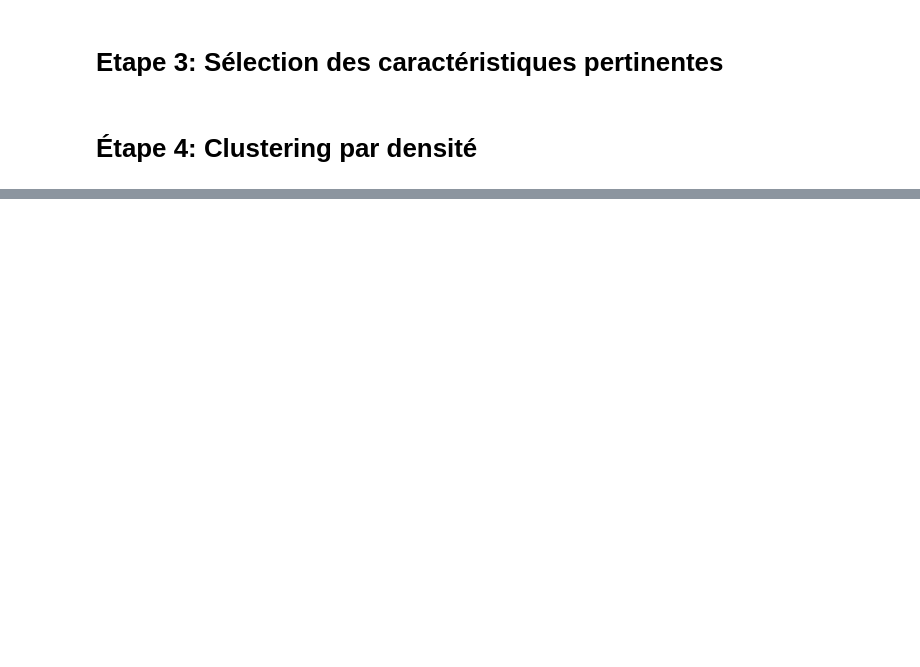
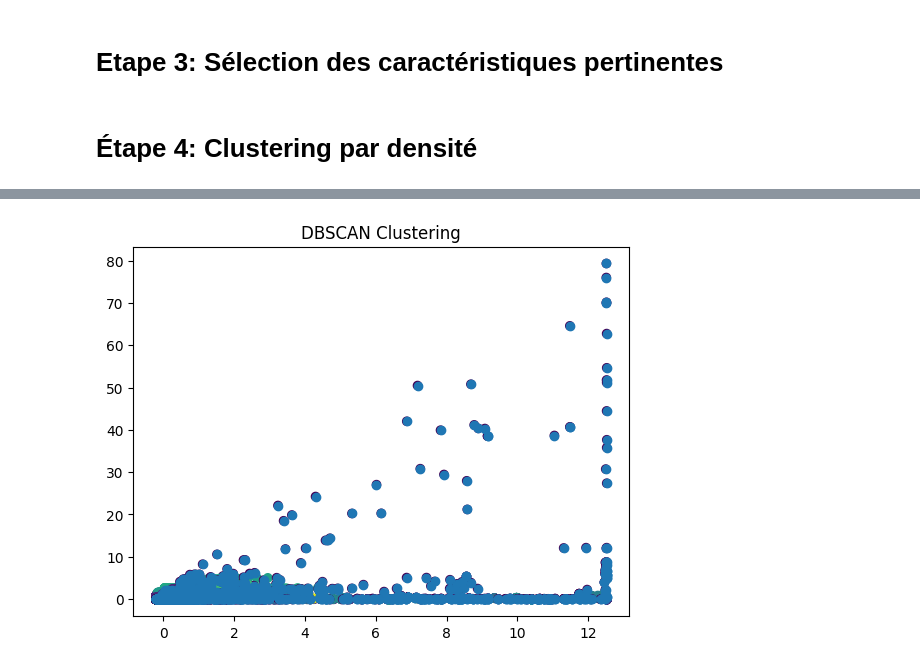
Before and after one commit to Keldy7/clustering_exercises_python, a Jupyter notebook: TP5_Clustering.ipynb, the cells around one changed output, grey strips where cells are left out. Drawn from its saved outputs; the diff is of its cells as text; code cells hidden in the pictures; blank space fills up the shorter version.

```diff
--- a/TP5_Clustering.ipynb
+++ b/TP5_Clustering.ipynb
@@ -101,3 +49,30 @@ dendrogram(linked,distance_sort='descending')
 plt.title('Dendrogramme des clusters')
 plt.xlabel('Échantillons')
 plt.show()
+# %%
+import pandas as pd
+from sklearn.preprocessing import StandardScaler
+from sklearn.cluster import DBSCAN
+from sklearn.metrics import silhouette_score
+
+
+# Normalisation des données numériques
+scaler = StandardScaler()
+numeric_features = dataset.select_dtypes(include=['float64', 'int64']).columns
+dataset[numeric_features] = scaler.fit_transform(dataset[numeric_features])
+
+# Étape 2: Sélection des caractéristiques pertinentes
+X = dataset[selected_features]
+
+# Étape 3: Application de l'algorithme DBSCAN
+epsilon = 0.7
+min_samples = 10
+dbscan_model = DBSCAN(eps=epsilon, min_samples=min_samples)
+clusters_dbscan = dbscan_model.fit_predict(X)
+
+# Étape 4: Évaluation du clustering avec le score de silhouette
+silhouette_avg_dbscan = silhouette_score(X, clusters_dbscan)
+print("Score de silhouette pour DBSCAN:", silhouette_avg_dbscan)
+
+anomalies_dbscan = X[clusters_dbscan == -1]
+print("Points de données considérés comme des anomalies avec DBSCAN:", anomalies_dbscan)
@@ -103,0 +97,10 @@ plt.show()
+# %%
+# Visualisation des résultats
+import matplotlib.pyplot as plt
+
+plt.scatter(X.iloc[:, 0], X.iloc[:, 1], c=clusters_dbscan)
+plt.scatter(anomalies_dbscan.iloc[:,  0], anomalies_dbscan.iloc[:, 1])
+plt.title('DBSCAN Clustering')
+plt.show()
+# %% [output]
+[figure, added]
```
Also changed, not shown: parts of 10 cells of this notebook, 3 other files.
